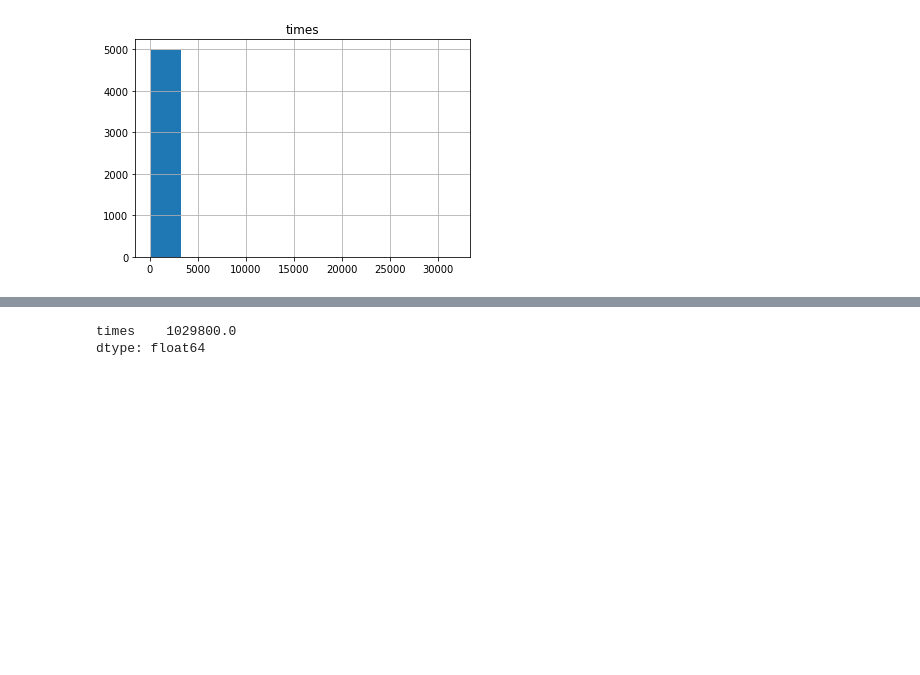
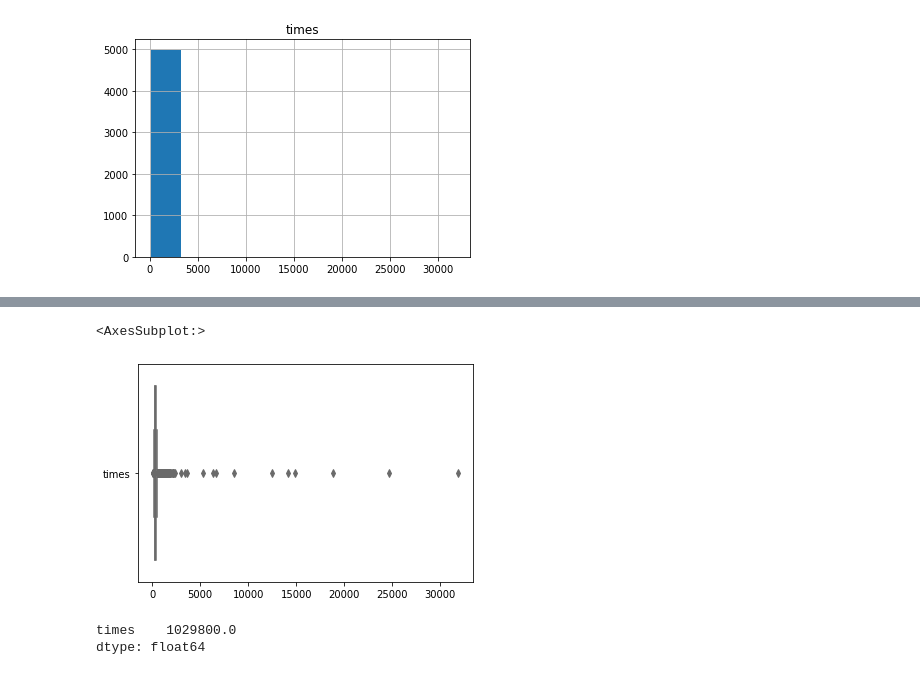
Before and after one commit to Cosby1992/UFO_Exam, a Jupyter notebook: data_exploration/data_exploration.ipynb, the cells around one changed output, grey strips where cells are left out. Cells and saved outputs as stored; diff of their text form; code cells hidden in the pictures; blank space fills up the shorter version.

```diff
--- a/data_exploration/data_exploration.ipynb
+++ b/data_exploration/data_exploration.ipynb
@@ -61,3 +61,8 @@ sns.boxplot(data=[origDF, optDF], orient="h", palette="Set2")
+# %%
+sns.boxplot(data=optDF, orient="h", palette="Set3")
+# %% [output]
+<AxesSubplot:>
+[figure, added]
 # %%
 # Calculating distance between medians
 origDF.median() - optDF.median()
```
Also changed, not shown: parts of 1 cell of this notebook, 3 other files.
